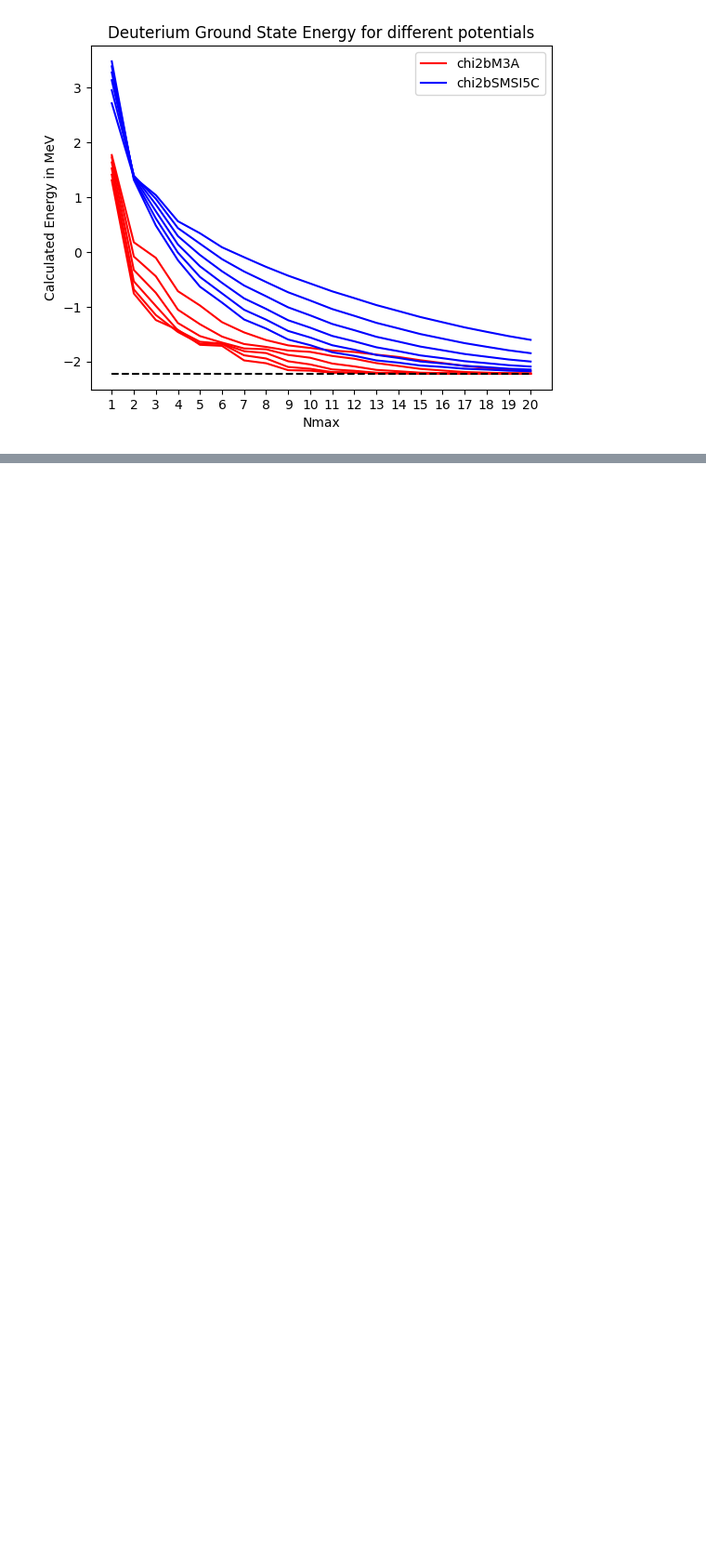
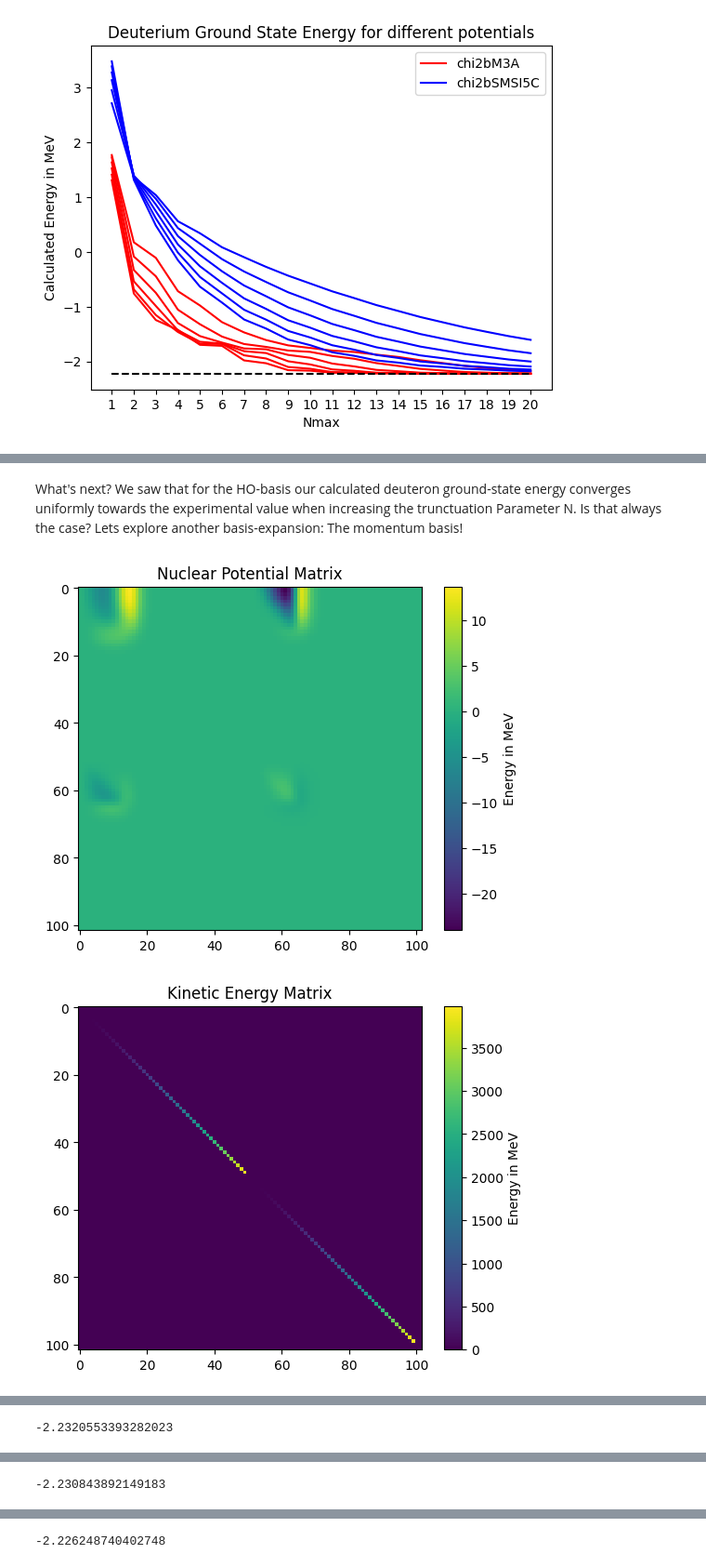
Before and after one commit to elanikum/comp_nuclear_structure_physics2025, a Jupyter notebook: deuteron_gs.ipynb, the cells around one changed output, grey strips where cells are left out. Shown at 93% size. Saved outputs shown, nothing was run; the diff lists cells and outputs as text; code cells hidden in the pictures; blank space fills up the shorter version.

```diff
--- a/deuteron_gs.ipynb
+++ b/deuteron_gs.ipynb
@@ -301,0 +566,2 @@ np
+# %% [markdown]
+What's next? We saw that for the HO-basis our calculated deuteron ground-state energy converges uniformly towards the experimental value when increasing the trunctuation Parameter N. Is that always the case? Lets explore another basis-expansion: The momentum basis!
@@ -301,0 +594,70 @@ np
+# %%
+def create_hamiltonian_momentum(grid_files_arr, grid_size, plotting = None):
+
+    v_NN = np.block([[grid_files_arr[0], grid_files_arr[1]], [grid_files_arr[2], grid_files_arr[3]]]).astype(float)
+
+    t_rel = np.eye(v_NN.shape[0])
+
+    if grid_size == 50:
+        q = np.arange(0, 10, 0.2)
+    elif grid_size == 100:
+        q = np.arange(0, 10, 0.1)
+    elif grid_size == 150:
+        q = np.arange(0, 10, 0.06666666666666667)
+    else:
+        print("Invalid grid size")
+        return None
+
+    del_q = q[1] - q[0]
+
+    for i in range(v_NN.shape[0]):
+        for j in range(v_NN.shape[1]):
+            if i != j:
+                v_NN[i][j] = v_NN[i][j] * del_q * q[j % len(q)] * q[j % len(q)]
+            if i == j:
+                t_rel[i][i] = (t_rel[i][i] * q[i % len(q)]**2) * ((197.327)**2/(1*938.272))
+                v_NN[i][j] = v_NN[i][j] * del_q * q[j % len(q)] * q[j % len(q)]
+
+    if plotting:
+
+        plt.imshow(v_NN)
+        plt.colorbar(label = "Energy in MeV")
+        plt.title("Nuclear Potential Matrix")
+        plt.show()
+
+        plt.imshow(t_rel)
+        plt.colorbar(label = "Energy in MeV")
+        plt.title("Kinetic Energy Matrix")
+        plt.show()
+
+        plt.imshow(v_NN + t_rel)
+        plt.colorbar(label = "Energy in MeV")
+        plt.title("Hamiltonian Matrix")
+        plt.show()
+
+    return v_NN + t_rel
+
+def solve_eigensystem_momentum(grid_files_arr, grid_size, plotting = None):
+
+    H = create_hamiltonian_momentum(grid_files_arr, grid_size, plotting)
+
+    w, v = np.linalg.eig(H)
+
+    w = np.sort(w)
+
+    return w[0]
+
+# Solve the eigensystem of the Hamiltonian matrix for the chi2bM3A potential and the 50x50 grid
+gsE = solve_eigensystem_momentum(grid050, 50, plotting = True)
+print(gsE)
+
+# Solve the eigensystem of the Hamiltonian matrix for the chi2bM3A potential and the 100x100 grid
+gsE = solve_eigensystem_momentum(grid100, 100, plotting = True)
+print(gsE)
+
+# Solve the eigensystem of the Hamiltonian matrix for the chi2bM3A potential and the 150x150 grid
+gsE = solve_eigensystem_momentum(grid150, 150, plotting = True)
+print(gsE)
+# %% [output]
+[figure, added]
+[figure, added]
@@ -301,0 +665 @@ np
+-2.2320553393282023
@@ -301,0 +669 @@ np
+-2.230843892149183
@@ -301,0 +673 @@ np
+-2.226248740402748
```
Also changed, not shown: parts of 26 cells of this notebook, 2 other files.
